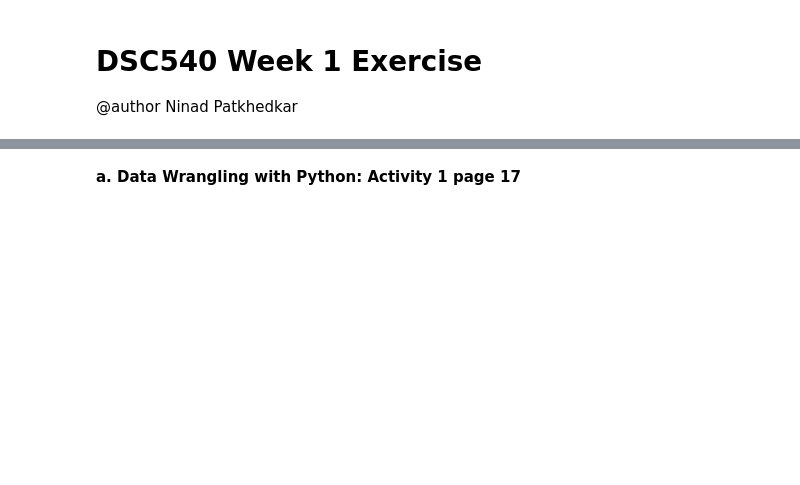
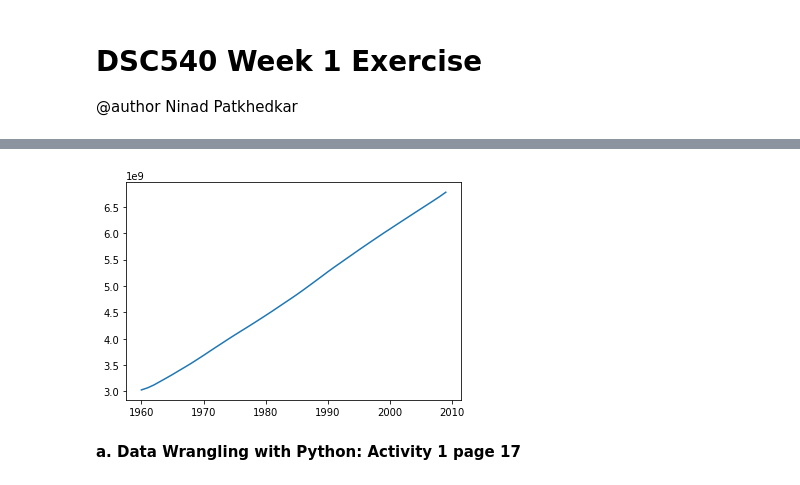
Before and after one commit to ninadcpa/DSC540, a Jupyter notebook: Week1_exercise.ipynb, the cells around one changed output, grey strips where cells are left out. Saved outputs shown, nothing was run; the diff lists cells and outputs as text; code cells hidden in the pictures; blank space fills up the shorter version.

```diff
--- a/Week1_exercise.ipynb
+++ b/Week1_exercise.ipynb
@@ -18,0 +32,6 @@ os.chdir('/content/drive/MyDrive/Colab Notebooks/')
+# %%
+import pandas as pd
+
+df = pd.read_excel('world-population.xlsm', sheet_name='world-population')
+
+df.sample(10)
@@ -19,3 +50,9 @@ os.chdir('/content/drive/MyDrive/Colab Notebooks/')
+# %%
+import matplotlib.pyplot as plt
+plt.plot(df.Year,df.Population)
+plt.show()
+# %% [output]
+[figure, added]
 # %% [markdown]
 **a. Data Wrangling with Python: Activity 1 page 17**
 # %%
```
Also changed, not shown: parts of 14 cells of this notebook.
